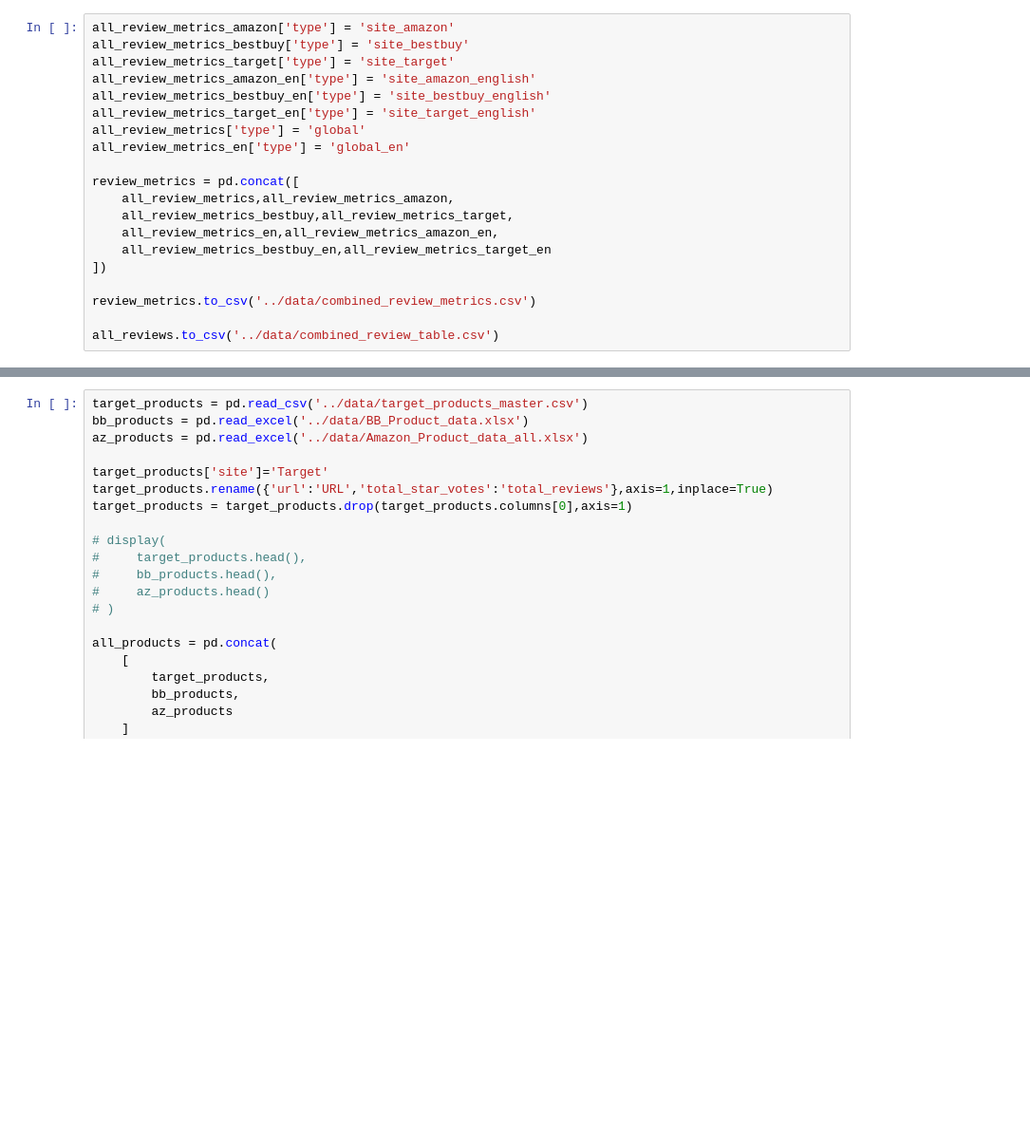
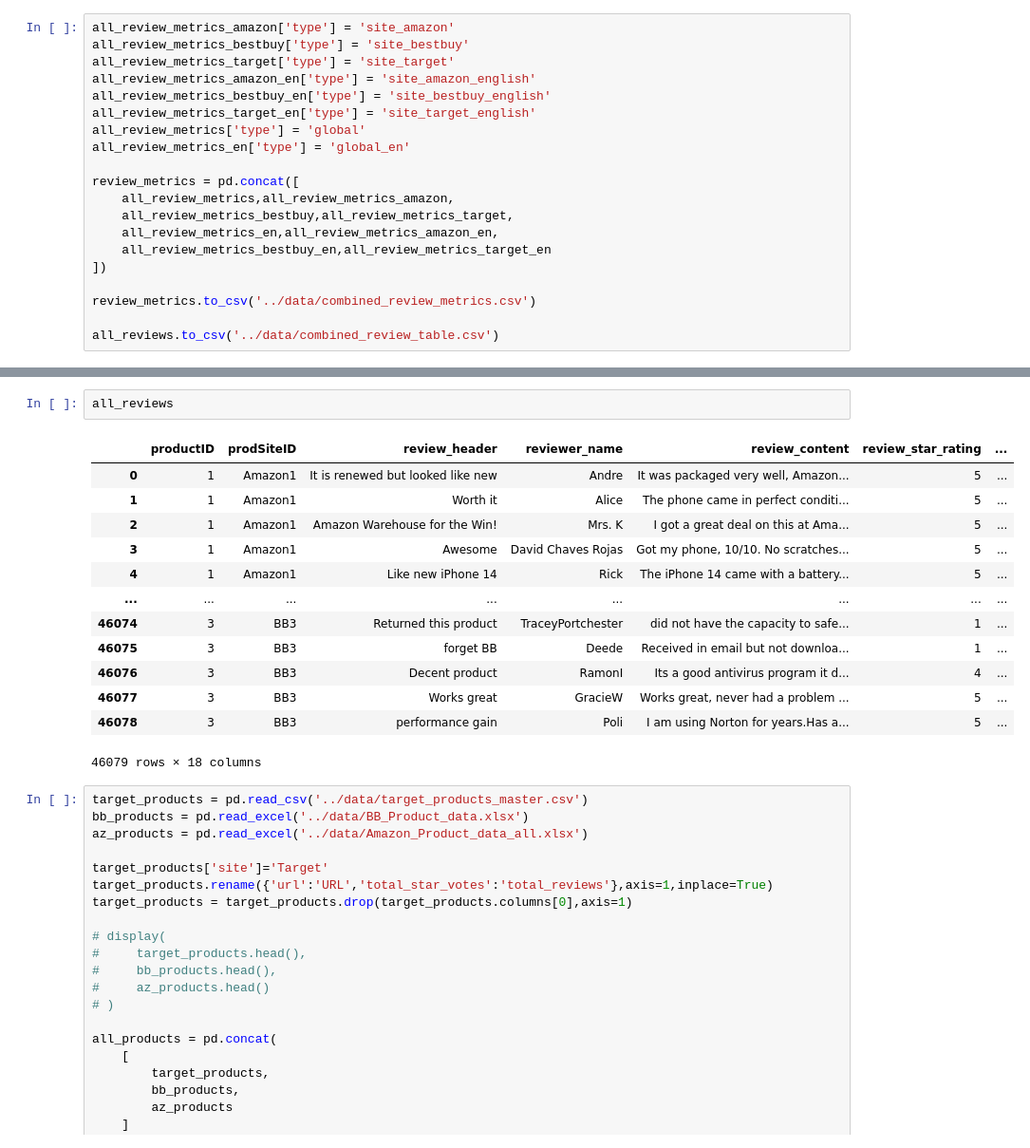
Before and after one commit to aneeshkhole/Perceived-Usefulness-of-online-customer-reviews, a Jupyter notebook: src/Data Combine and Clean.ipynb, the cells around one changed output, grey strips where cells are left out. Shown at 95% size. Saved outputs shown, nothing was run; the diff lists cells and outputs as text; blank space fills up the shorter version.

```diff
--- a/src/Data Combine and Clean.ipynb
+++ b/src/Data Combine and Clean.ipynb
@@ -266,3 +270,19 @@ display(
+# %%
+all_reviews
+# %% [output]
+|  | productID | prodSiteID | review_header | reviewer_name | review_content | review_star_rating | ... |
+| 0 | 1 | Amazon1 | It is renewed but looked like new | Andre | It was packaged very well, Amazon... | 5 | ... |
+| 1 | 1 | Amazon1 | Worth it | Alice | The phone came in perfect conditi... | 5 | ... |
+| 2 | 1 | Amazon1 | Amazon Warehouse for the Win! | Mrs. K | I got a great deal on this at Ama... | 5 | ... |
+| 3 | 1 | Amazon1 | Awesome | David Chaves Rojas | Got my phone, 10/10. No scratches... | 5 | ... |
+| 4 | 1 | Amazon1 | Like new iPhone 14 | Rick | The iPhone 14 came with a battery... | 5 | ... |
+| ... | ... | ... | ... | ... | ... | ... | ... |
+| 46074 | 3 | BB3 | Returned this product | TraceyPortchester | did not have the capacity to safe... | 1 | ... |
+| 46075 | 3 | BB3 | forget BB | Deede | Received in email but not downloa... | 1 | ... |
+| 46076 | 3 | BB3 | Decent product | RamonI | Its a good antivirus program it d... | 4 | ... |
+| 46077 | 3 | BB3 | Works great | GracieW | Works great, never had a problem ... | 5 | ... |
+| 46078 | 3 | BB3 | performance gain | Poli | I am using Norton for years.Has a... | 5 | ... |
+46079 rows × 18 columns
 # %%
 target_products = pd.read_csv('../data/target_products_master.csv')
 bb_products = pd.read_excel('../data/BB_Product_data.xlsx')
```
Also changed, not shown: parts of 7 cells of this notebook, 1 other file.
